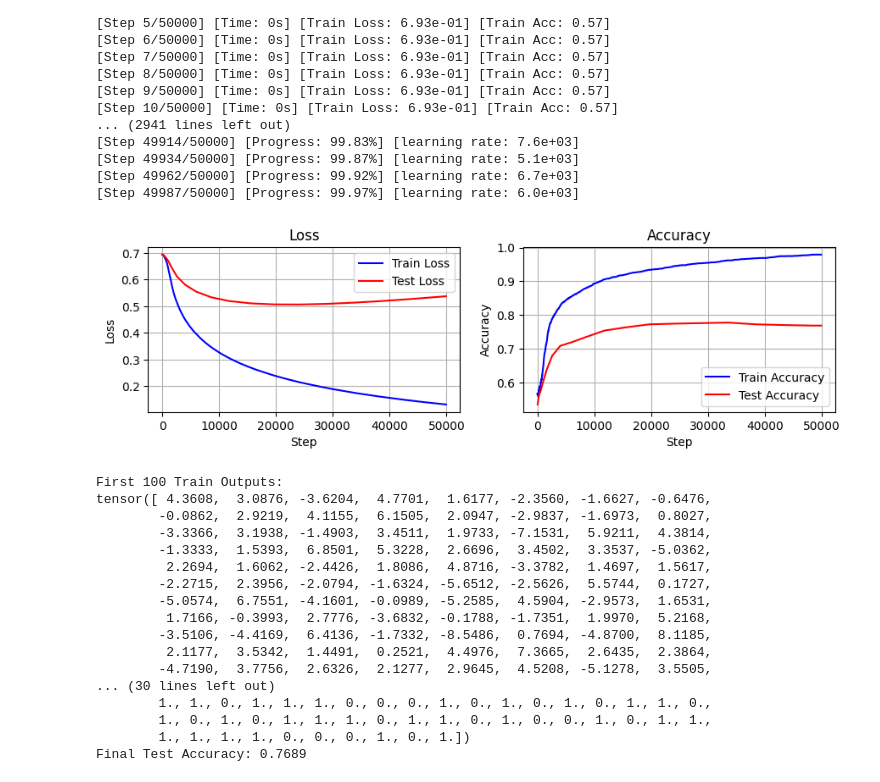
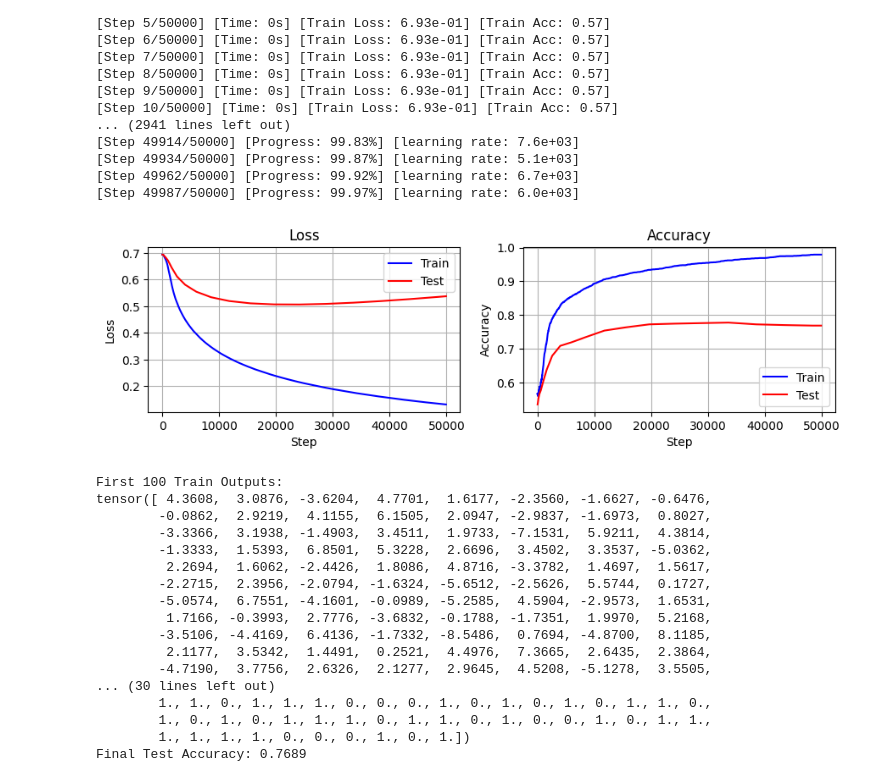
Before and after one commit to kodai-utsunomiya/memorization-and-generalization, a Jupyter notebook: numerical_experiments/exp_3/exp_3_v5_frozen_ntk_dynamics.ipynb, the cells around one changed output. Saved outputs shown, nothing was run; the diff lists cells and outputs as text; code cells hidden in the pictures.

```diff
--- a/numerical_experiments/exp_3/exp_3_v5_frozen_ntk_dynamics.ipynb
+++ b/numerical_experiments/exp_3/exp_3_v5_frozen_ntk_dynamics.ipynb
@@ -517,11 +517,11 @@ def plot_training_results(args, dynamics):
 
     # Loss
     plt.subplot(2, 2, 1)
-    plt.plot(steps, train_losses, label='Train Loss', color='blue')
+    plt.plot(steps, train_losses, label='Train', color='blue')
     if args.track_test_metrics:
         test_steps = [state['step'] for state in dynamics if state['test']['loss'] is not None]
         test_losses = [state['test']['loss'] for state in dynamics if state['test']['loss'] is not None]
-        plt.plot(test_steps, test_losses, label='Test Loss', color='red')
+        plt.plot(test_steps, test_losses, label='Test', color='red')
     plt.xlabel('Step')
     # plt.xscale('log')
     # plt.yscale('log')
@@ -532,11 +532,11 @@ def plot_training_results(args, dynamics):
 
     # Accuracy
     plt.subplot(2, 2, 2)
-    plt.plot(steps, train_accuracies, label='Train Accuracy', color='blue')
+    plt.plot(steps, train_accuracies, label='Train', color='blue')
     if args.track_test_metrics:
         test_steps = [state['step'] for state in dynamics if state['test']['accuracy'] is not None]
         test_accuracies = [state['test']['accuracy'] for state in dynamics if state['test']['accuracy'] is not None]
-        plt.plot(test_steps, test_accuracies, label='Test Accuracy', color='red')
+        plt.plot(test_steps, test_accuracies, label='Test', color='red')
     plt.xlabel('Step')
     # plt.xscale('log')
     plt.ylabel('Accuracy')
@@ -578,34 +578,34 @@ def print_outputs_labels(final_results, num_samples=100):
             print(test_outputs[:num_samples])
 
             print(f"\nFirst {num_samples} Test Labels:")
             print(test_labels[:num_samples])
         else:
             print("Test outputs or labels not found.")
 
 filename = 'results.pkl'
 args, final_results, dynamics = load_results(filename)
 
 
 plot_training_results(args, dynamics)
 
 # トレーニングとテスト出力とラベルの最初の100個を表示
 print_outputs_labels(final_results, num_samples=100)
 
 
 # Calculate and display final test accuracy
 if final_results is not None and 'test' in final_results:
     test_outputs = final_results['test']['outputs']
     test_labels = final_results['test']['labels']
     if test_outputs is not None and test_labels is not None:
         test_preds = torch.sigmoid(test_outputs) > 0.5
         test_accuracy = (test_preds.int() == test_labels.int()).float().mean().item()
         print(f"Final Test Accuracy: {test_accuracy:.4f}")
     else:
         print("Test outputs or labels not found.")
 else:
     print("No test results found in the final results.")
 # %% [output]
-[figure, old version]
+[figure, new version]
 First 100 Train Outputs:
 tensor([ 4.3608,  3.0876, -3.6204,  4.7701,  1.6177, -2.3560, -1.6627, -0.6476,
         -0.0862,  2.9219,  4.1155,  6.1505,  2.0947, -2.9837, -1.6973,  0.8027,
```
